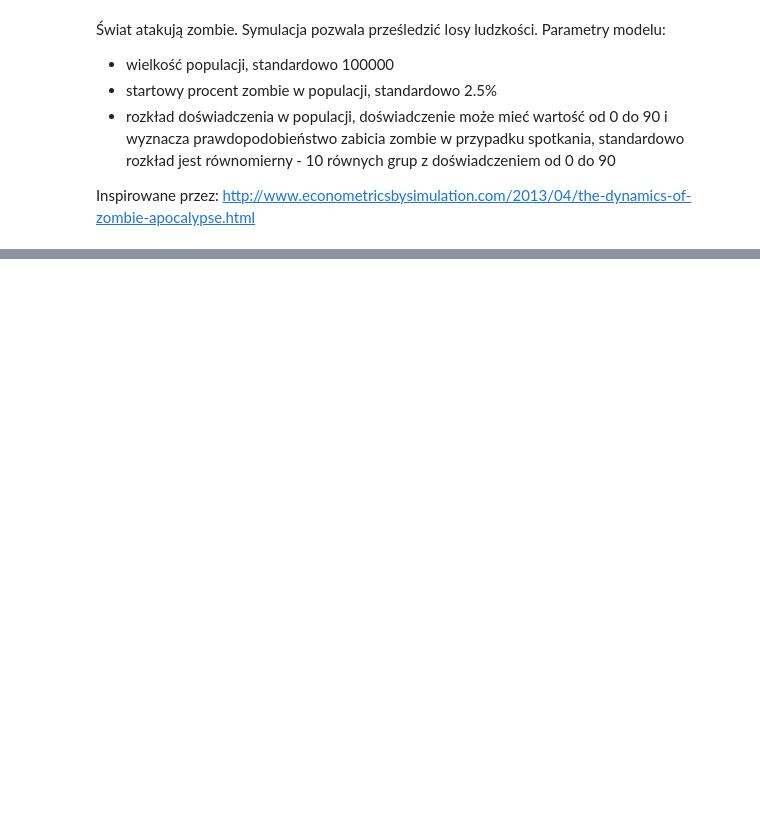
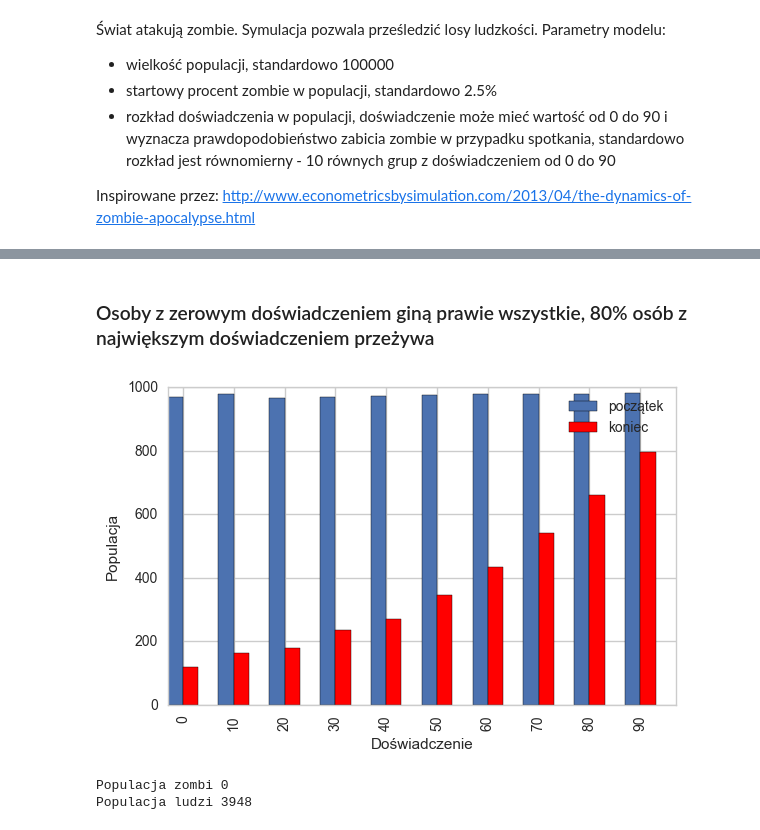
Before and after one commit to chinski99/zombie, a Jupyter notebook: zombie.ipynb, the cells around one changed output, grey strips where cells are left out. Saved outputs shown, nothing was run; the diff lists cells and outputs as text; code cells hidden in the pictures; blank space fills up the shorter version.

```diff
--- a/zombie.ipynb
+++ b/zombie.ipynb
@@ -141,0 +177,16 @@ plot_simulation(d2)
+# %% [markdown]
+### Osoby z zerowym doświadczeniem giną prawie wszystkie, 80% osób z największym doświadczeniem przeżywa
+# %%
+plot_population(d2)
+# %% [output]
+[figure, added]
+# %%
+df=pd.DataFrame.from_dict(d2)
+humans_p = ['humans'+str(i) for i in range(0,100,10)]
+survivors = df.iloc[-1][humans_p]
+zombies = df.iloc[-1]['zombies']
+print('Populacja zombi %d' %zombies)
+print('Populacja ludzi %d' %survivors.sum())
+# %% [output]
+Populacja zombi 0
+Populacja ludzi 3948
```
Also changed, not shown: parts of 13 cells of this notebook.
